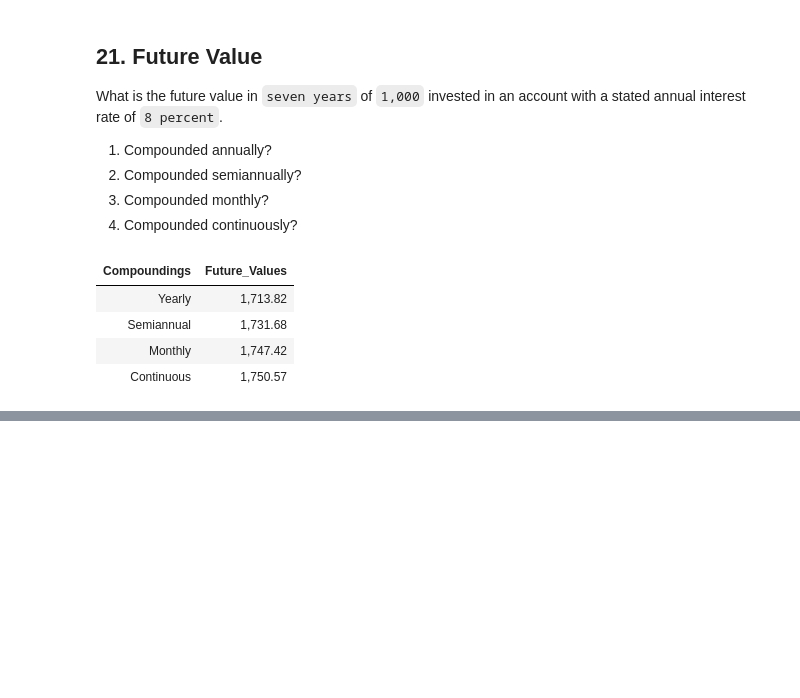
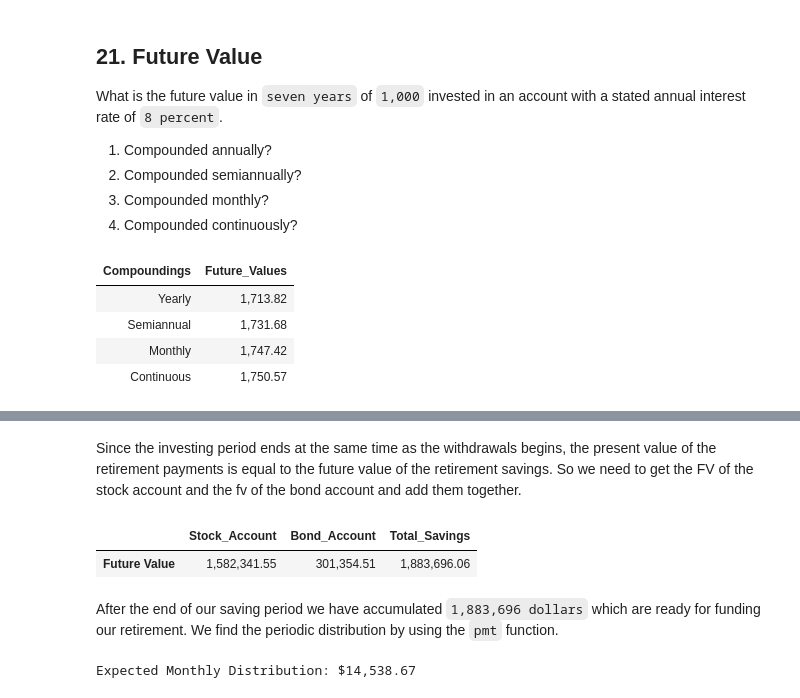
Before and after one commit to ekmartinez/Financial_Management, a Jupyter notebook: 2-Valuation_And_Capital_Budgeting/4-Discounted_Cash_Flows/Chapter_4_Exercises.ipynb, the cells around one changed output, grey strips where cells are left out. Cells and saved outputs as stored; diff of their text form; code cells hidden in the pictures; blank space fills up the shorter version.

```diff
--- a/2-Valuation_And_Capital_Budgeting/4-Discounted_Cash_Flows/Chapter_4_Exercises.ipynb
+++ b/2-Valuation_And_Capital_Budgeting/4-Discounted_Cash_Flows/Chapter_4_Exercises.ipynb
@@ -666,0 +671,35 @@ display(HTML(df.to_html(index=False)))
+# %% [markdown]
+Since the investing period ends at the same time as the withdrawals begins, the present value of the retirement payments is equal to the future value of the retirement savings. So we need to get the FV of the stock account and the fv of the bond account and add them together.
+# %%
+save_period = 30
+stock_ret = .10
+bond_ret = .06
+cmp = 12 # Assuming monthly compounding
+stock_pmts = 700
+bond_pmts = 300
+
+struct = {
+    "Stock_Account" : -npf.fv(pv=0, nper=save_period*cmp, rate=stock_ret/cmp, pmt=stock_pmts),
+    "Bond_Account" : -npf.fv(pv=0, nper=save_period*cmp, rate=bond_ret/cmp, pmt=bond_pmts)
+    }
+
+savings = pd.DataFrame(struct, index=["Future Value"])
+savings["Total_Savings"] = savings["Stock_Account"] + savings["Bond_Account"]
+savings["Stock_Account"] = savings["Stock_Account"].map('{:,.2f}'.format)
+savings["Bond_Account"] = savings["Bond_Account"].map('{:,.2f}'.format)
+savings["Total_Savings"] = savings["Total_Savings"].map('{:,.2f}'.format)
+savings
+# %% [output]
+|  | Stock_Account | Bond_Account | Total_Savings |
+| Future Value | 1,582,341.55 | 301,354.51 | 1,883,696.06 |
+# %% [markdown]
+After the end of our saving period we have accumulated `1,883,696 dollars` which are ready for funding our retirement.  We find the periodic distribution by using the `pmt` function.
+# %%
+r = .08 # combined funds at an 8 percent account
+n = 25 # Estimated Withdrawal period
+cmp = 12 # Assuming monthly compounding
+pv = struct["Stock_Account"] + struct["Bond_Account"]
+distribution = -npf.pmt(rate=r/cmp, nper=n*cmp, pv=pv, fv=0, when='end')
+print(f"Expected Monthly Distribution: ${distribution:,.2f}")
+# %% [output]
+Expected Monthly Distribution: $14,538.67
```
Also changed, not shown: parts of 1 cell of this notebook, 1 other file.
